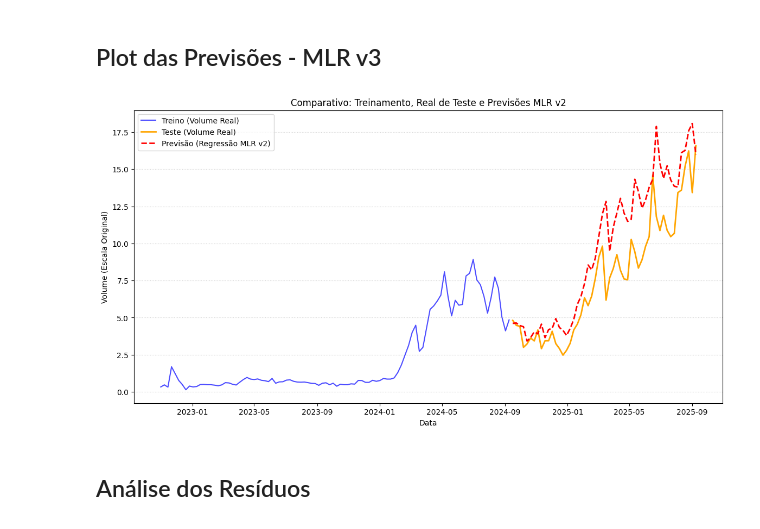
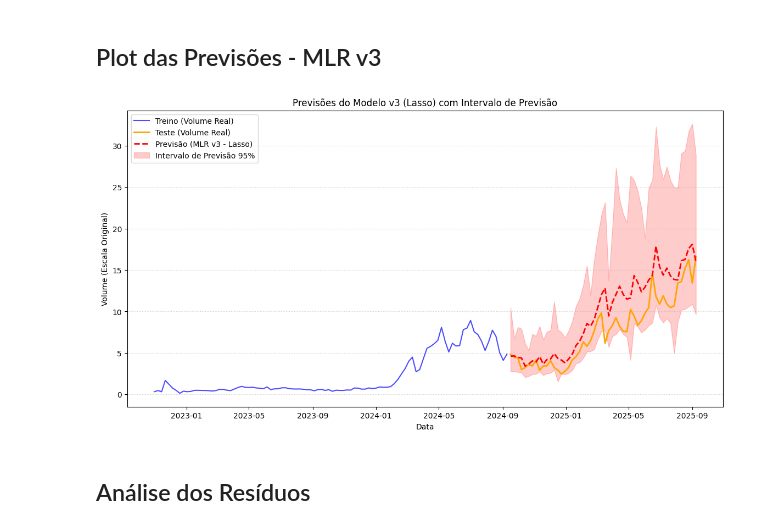
Before and after one commit to Vinasque/series_temporais, a Jupyter notebook: trabalho_a1.ipynb, the cells around one changed output. Saved outputs shown, nothing was run; the diff lists cells and outputs as text; code cells hidden in the pictures.

Commit message:
Usando bootstrap para criar intervalos de previsao

```diff
--- a/trabalho_a1.ipynb
+++ b/trabalho_a1.ipynb
@@ -804,6 +849,8 @@ Desse modo, mais ajustes devem ser feitos a fim de encontrar um meio-termo entre
 
 O objetivo é criar um modelo que retenha as boas ideias do v2 (tratamento adequado da sazonalidade e lags importantes), mas com a simplicidade e regularização necessárias para evitar o overfitting.
 # %%
+df_featured = df_prepared.copy()
+
 # 1. Features Cíclicas (mantidas)
 df_featured['month_sin'] = np.sin(2 * np.pi * df_featured['month']/12.0)
 df_featured['month_cos'] = np.cos(2 * np.pi * df_featured['month']/12.0)
@@ -840,11 +887,33 @@ y_test_v3 = y_v3.iloc[-test_size:]
 model_v3 = Lasso(alpha=0.015, random_state=42)
 model_v3.fit(X_train_v3, y_train_v3)
 
-# --- Avaliação do Modelo v3 ---
+# Encontra os resíduos no conjunto de treino
+predictions_on_train_log_v3 = model_v3.predict(X_train_v3)
+residuals_log_v3 = y_train_v3 - predictions_on_train_log_v3
+
+# previsòes
 y_pred_log_v3 = model_v3.predict(X_test_v3)
+
+# Inclui os resíduos aleatórios
+bootstrap_forecasts_v3 = []
+for i in range(1000):
+    # Amostra aleatória dos resíduos
+    resampled_residuals_v3 = np.random.choice(residuals_log_v3, size=len(X_test_v3), replace=True)
+
+    # Adiciona os resíduos à previsão e guarda
+    forecast_log_boot_v3 = y_pred_log_v3 + resampled_residuals_v3
+    bootstrap_forecasts_v3.append(np.exp(forecast_log_boot_v3))
+
+# Calcula os limites do IC
+bootstrap_forecasts_v3 = np.array(bootstrap_forecasts_v3)
+lower_bound_v3 = np.percentile(bootstrap_forecasts_v3, 100 * (0.025), axis=0)
+upper_bound_v3 = np.percentile(bootstrap_forecasts_v3, 100 * (0.975), axis=0)
+
+# voltando a forma com exponencial para plot
 y_pred_orig_v3 = np.exp(y_pred_log_v3)
 y_test_orig_v3 = np.exp(y_test_v3)
 
+# as Métricas
 mae_v3 = mean_absolute_error(y_test_orig_v3, y_pred_orig_v3)
 rmse_v3 = np.sqrt(mean_squared_error(y_test_orig_v3, y_pred_orig_v3))
 mape_v3 = np.mean(np.abs((y_test_orig_v3 - y_pred_orig_v3) / y_test_orig_v3)) * 100
@@ -861,25 +930,31 @@ MAPE: 29.18%
 # %% [markdown]
 ## Plot das Previsões - MLR v3
 # %%
-predictions_series = pd.Series(y_pred_orig_v3, index=test_df.index)
+# Criando a série de previsões para o modelo v3
+predictions_series_v3 = pd.Series(y_pred_orig_v3, index=test_df.index)
 
 plt.figure(figsize=(14, 7))
 
+# Plot dos dados originais
 plt.plot(train_df.index, train_df['volume'], label='Treino (Volume Real)', color='blue', alpha=0.7)
 plt.plot(test_df.index, test_df['volume'], label='Teste (Volume Real)', color='orange', linewidth=2)
 
-# Previsões da Regressão Múltipla
-plt.plot(predictions_series.index, predictions_series.values,
-         label='Previsão (Regressão MLR v2)', color='red', linestyle='--', linewidth=2)
+# Plot das previsões do modelo v3 (cor ajustada para 'red')
+plt.plot(predictions_series_v3.index, predictions_series_v3.values,
+         label='Previsão (MLR v3 - Lasso)', color='red', linestyle='--', linewidth=2)
 
-plt.title('Comparativo: Treinamento, Real de Teste e Previsões MLR v2')
+# Plot do intervalo de previsão do modelo v3 (cor ajustada para 'red')
+plt.fill_between(predictions_series_v3.index, lower_bound_v3, upper_bound_v3,
+                 color='red', alpha=0.2, label='Intervalo de Previsão 95%')
+
+plt.title('Previsões do Modelo v3 (Lasso) com Intervalo de Previsão')
 plt.xlabel('Data')
 plt.ylabel('Volume (Escala Original)')
 plt.legend()
 plt.grid(axis='y', linestyle=':', alpha=0.6)
 plt.show()
 # %% [output]
-[figure, old version]
+[figure, new version]
 # %% [markdown]
 ## Análise dos Resíduos
 # %%
```
Also changed, not shown: parts of 4 cells of this notebook, 1 other file.
